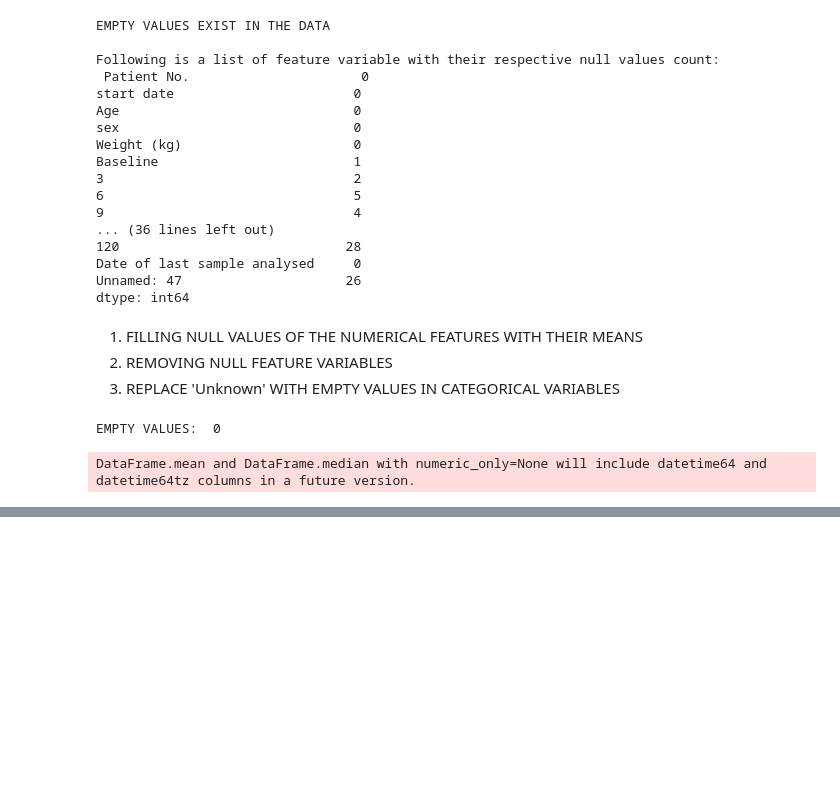
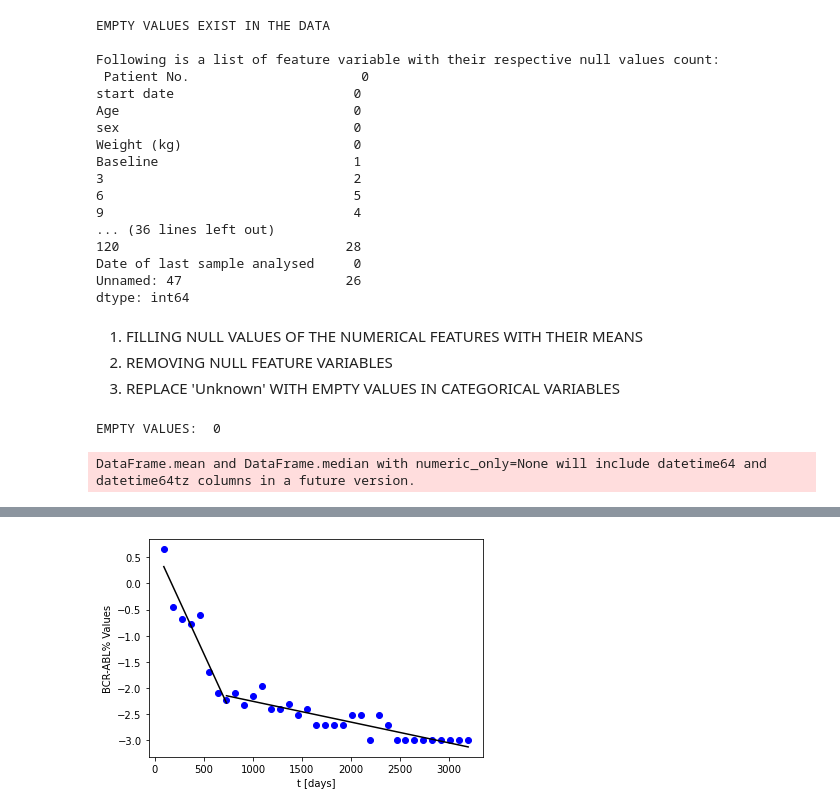
Before and after one commit to Utpal-Mishra/MSc-Thesis-Optimal-Control-Therapy-4-Cancer-Treatment, a Jupyter notebook: OptimalControlTherapy4CancerTreatment.ipynb, the cells around one changed output, grey strips where cells are left out. Drawn from its saved outputs; the diff is of its cells as text; code cells hidden in the pictures; blank space fills up the shorter version.

```diff
--- a/OptimalControlTherapy4CancerTreatment.ipynb
+++ b/OptimalControlTherapy4CancerTreatment.ipynb
@@ -137,0 +231,10 @@ DataFrame.mean and DataFrame.median with numeric_only=None will include datetime
+# %%
+X = df.iloc[:, :-1].values
+Y = df.iloc[:, -1].values
+Y = np.log10(Y)
+
+#X = X.reshape(-1, 1)
+#Y = Y.reshape(-1, 1)
+
+print(X.shape)
+print(Y.shape)
@@ -137,0 +263,8 @@ DataFrame.mean and DataFrame.median with numeric_only=None will include datetime
+# %%
+from sklearn.linear_model import LinearRegression
+import random
+
+lr1 = LinearRegression()
+lr2 = LinearRegression()
+lr1.fit(X[:8, ], Y[:8, ])
+lr2.fit(X[7:35, ], Y[7:35, ])
@@ -137,0 +312,10 @@ DataFrame.mean and DataFrame.median with numeric_only=None will include datetime
+# %%
+#plt.yscale("log")
+plt.scatter(X[:35, ], Y[:35, ], color='blue')
+plt.plot(X[:8, ], lr1.predict(X[:8, ]), color='black')
+plt.plot(X[7:35, ], lr2.predict(X[7:35, ]), color='black')
+plt.ylabel("BCR-ABL% Values")
+plt.xlabel("t [days]")
+plt.show()
+# %% [output]
+[figure, added]
```
Also changed, not shown: parts of 19 cells of this notebook.
